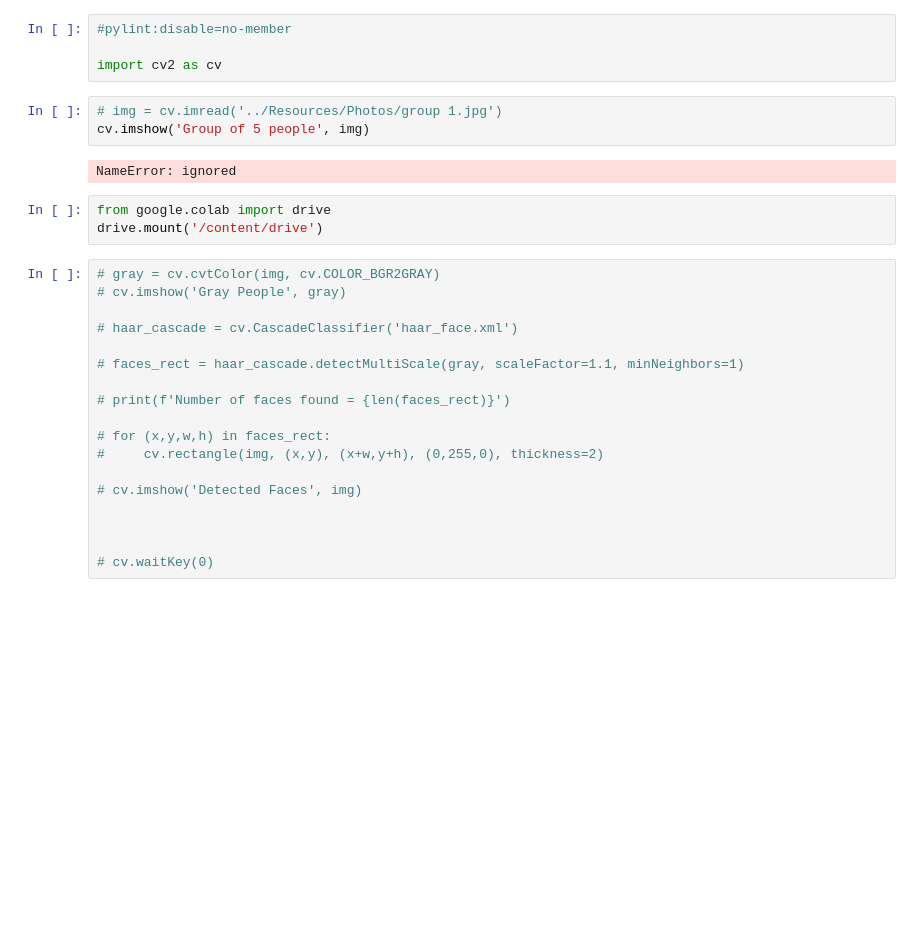
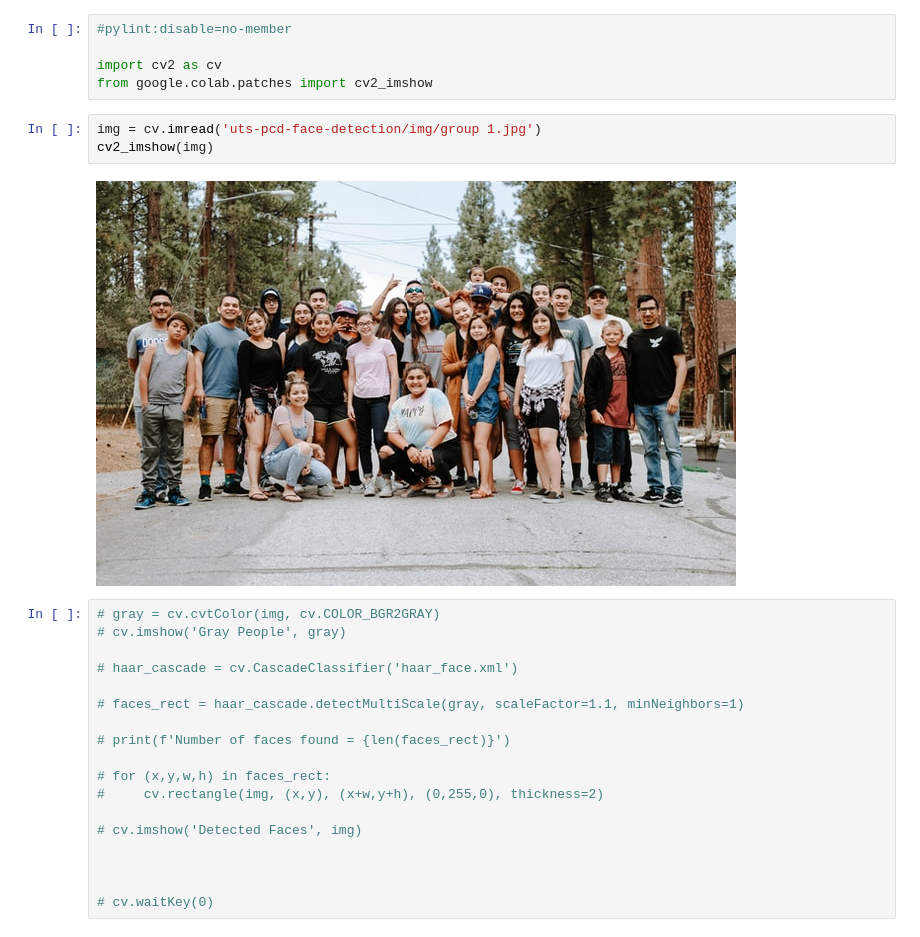
Before and after one commit to yusrizaltomo/uts-pcd-face-detection, a Jupyter notebook: Face_Detection.ipynb, the cells around one changed output. Drawn from its saved outputs; the diff is of its cells as text; blank space fills up the shorter version.

```diff
--- a/Face_Detection.ipynb
+++ b/Face_Detection.ipynb
@@ -4,14 +13,12 @@
 #pylint:disable=no-member
 
 import cv2 as cv
+from google.colab.patches import cv2_imshow
-# %%
-# img = cv.imread('../Resources/Photos/group 1.jpg')
-cv.imshow('Group of 5 people', img)
-# %% [output]
-NameError: ignored
-# %%
-from google.colab import drive
-drive.mount('/content/drive')
+# %%
+img = cv.imread('uts-pcd-face-detection/img/group 1.jpg')
+cv2_imshow(img)
+# %% [output]
+[figure, added]
 # %%
 # gray = cv.cvtColor(img, cv.COLOR_BGR2GRAY)
 # cv.imshow('Gray People', gray)
```
Also changed, not shown: parts of 1 cell of this notebook.
